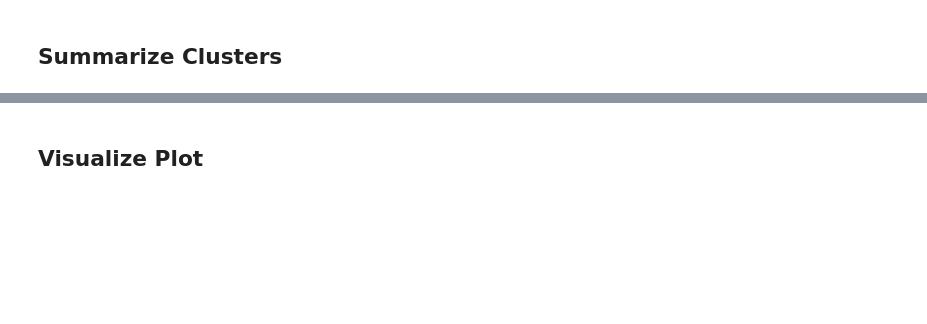
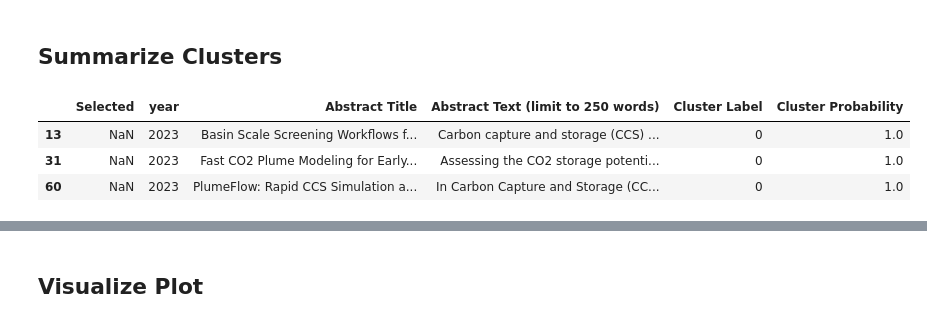
Before and after one commit to tzimmer3/ClusterSummarizer, a Jupyter notebook: cluster_and_summarize.ipynb, the cells around one changed output, grey strips where cells are left out. Cells and saved outputs as stored; diff of their text form; code cells hidden in the pictures; blank space fills up the shorter version.

```diff
--- a/cluster_and_summarize.ipynb
+++ b/cluster_and_summarize.ipynb
@@ -97,2 +78,15 @@ df.head()
+# %%
+def select_top_k(data, cluster_label):
+    temp_df = data[data['Cluster Label']==cluster_label]
+    temp_df = temp_df.nlargest(3, columns='Cluster Probability', keep='first')
+    return temp_df
+# %%
+check = select_top_k(df, 0)
+check
+# %% [output]
+|  | Selected | year | Abstract Title | Abstract Text (limit to 250 words) | Cluster Label | Cluster Probability |
+| 13 | NaN | 2023 | Basin Scale Screening Workflows f... | Carbon capture and storage (CCS) ... | 0 | 1.0 |
+| 31 | NaN | 2023 | Fast CO2 Plume Modeling for Early... | Assessing the CO2 storage potenti... | 0 | 1.0 |
+| 60 | NaN | 2023 | PlumeFlow: Rapid CCS Simulation a... | In Carbon Capture and Storage (CC... | 0 | 1.0 |
 # %%
 df['Cluster Label'].value_counts()
```
Also changed, not shown: parts of 15 cells of this notebook.
